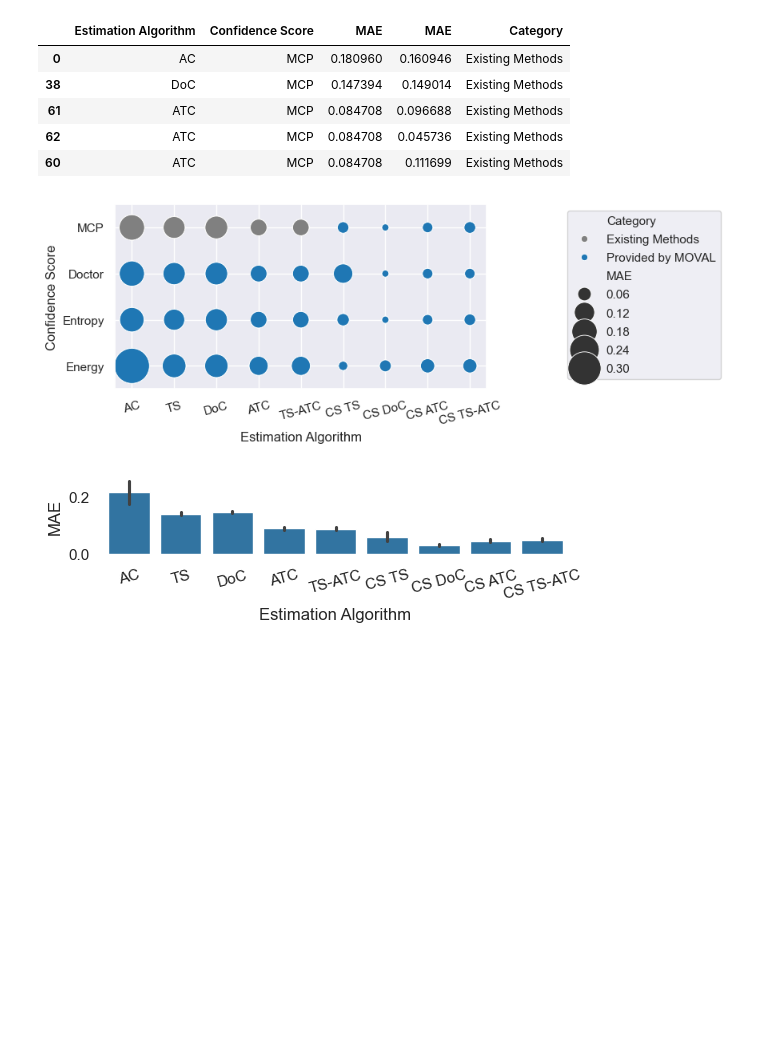
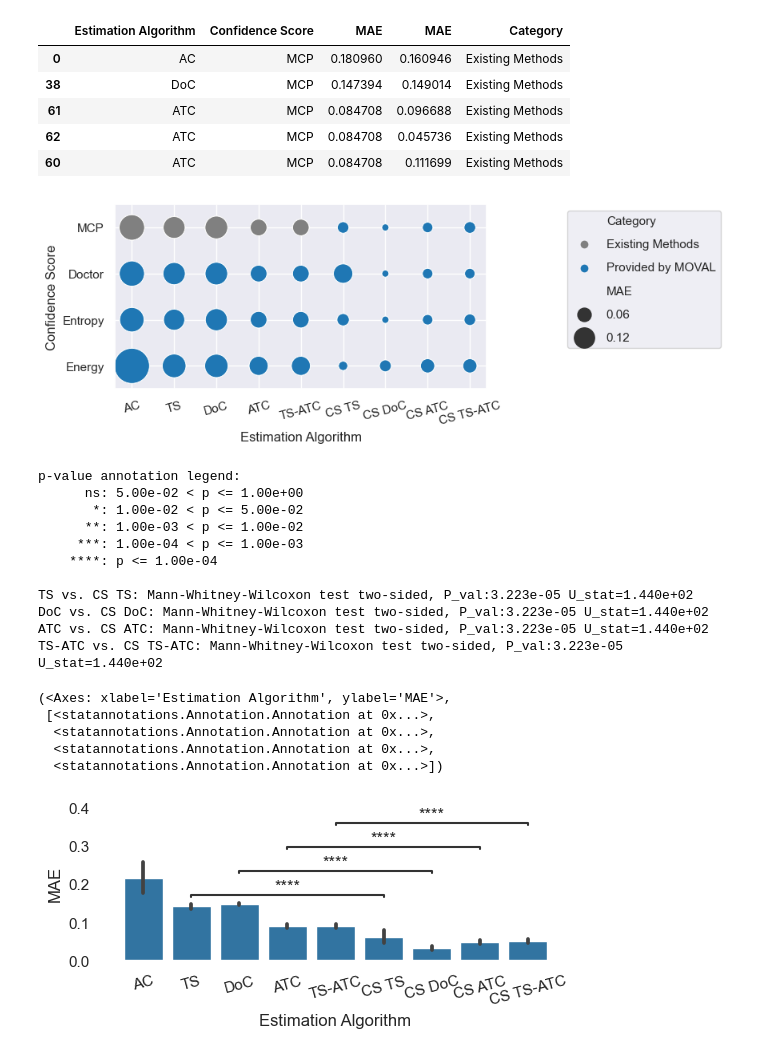
Before and after one commit to ZerojumpLine/MOVAL, a Jupyter notebook: docs/source/demos/estim_seg2d.ipynb, the cells around one changed output. Saved outputs shown, nothing was run; the diff lists cells and outputs as text; code cells hidden in the pictures; blank space fills up the shorter version.

Commit message:
update the figures, but not the jupyter notebook yet

```diff
--- a/docs/source/demos/estim_seg2d.ipynb
+++ b/docs/source/demos/estim_seg2d.ipynb
@@ -449,20 +454,51 @@ ax = sns.scatterplot(
 ax.set(ylim=(3.5, -0.5))
 ax.tick_params(axis='x', rotation=15)
 #
-sns.move_legend(ax, "upper left", bbox_to_anchor=(1.2, 1), labelspacing = 0.6)
+# Get the handles and labels from the legend
+handles, labels = ax.get_legend_handles_labels()
+
+# Create a custom legend with only desired categories
+desired_labels = ['Category', 'Existing Methods', 'Provided by MOVAL', 'MAE', '0.06', '0.12']
+desired_handles = [h for h, l in zip(handles, labels) if l in desired_labels]
+
+legend = plt.legend(handles=desired_handles, labels=desired_labels, bbox_to_anchor=(1.2, 1), labelspacing=1)
+
 # Increase the line spacing by adjusting position
 # %% [output]
-[figure, old version]
+[figure, new version]
 # %%
-sns.set(rc={'figure.figsize':(6,1)})
+from statannotations.Annotator import Annotator
+sns.set(rc={'figure.figsize':(6,2)})
 sns.set_style("white")
 ax = sns.barplot(df, x="Estimation Algorithm", y="MAE", color = '#1f77b4')
 ax.tick_params(axis='x', rotation=15)
 #
 ax.spines['top'].set_color('none')
 ax.spines['right'].set_color('none')
 ax.spines['bottom'].set_color('none')
 ax.spines['left'].set_color('none')
+#
+pairs=[("TS", "CS TS"), ("DoC", "CS DoC"), ("ATC", "CS ATC"), ("TS-ATC", "CS TS-ATC")]
+
+annotator = Annotator(ax, pairs, data=df, x="Estimation Algorithm", y="MAE")
+annotator.configure(test='Mann-Whitney', text_format='star', loc='inside')
+annotator.apply_and_annotate()
 # %% [output]
+p-value annotation legend:
+      ns: 5.00e-02 < p <= 1.00e+00
+       *: 1.00e-02 < p <= 5.00e-02
+      **: 1.00e-03 < p <= 1.00e-02
+     ***: 1.00e-04 < p <= 1.00e-03
+    ****: p <= 1.00e-04
+
+TS vs. CS TS: Mann-Whitney-Wilcoxon test two-sided, P_val:3.223e-05 U_stat=1.440e+02
+DoC vs. CS DoC: Mann-Whitney-Wilcoxon test two-sided, P_val:3.223e-05 U_stat=1.440e+02
+ATC vs. CS ATC: Mann-Whitney-Wilcoxon test two-sided, P_val:3.223e-05 U_stat=1.440e+02
+TS-ATC vs. CS TS-ATC: Mann-Whitney-Wilcoxon test two-sided, P_val:3.223e-05 U_stat=1.440e+02
+(<Axes: xlabel='Estimation Algorithm', ylabel='MAE'>,
+ [<statannotations.Annotation.Annotation at 0x...>,
+  <statannotations.Annotation.Annotation at 0x...>,
+  <statannotations.Annotation.Annotation at 0x...>,
+  <statannotations.Annotation.Annotation at 0x...>])
-[figure, old version]
+[figure, new version]
 # %%
```
Also changed, not shown: parts of 6 cells of this notebook, 5 other files.
